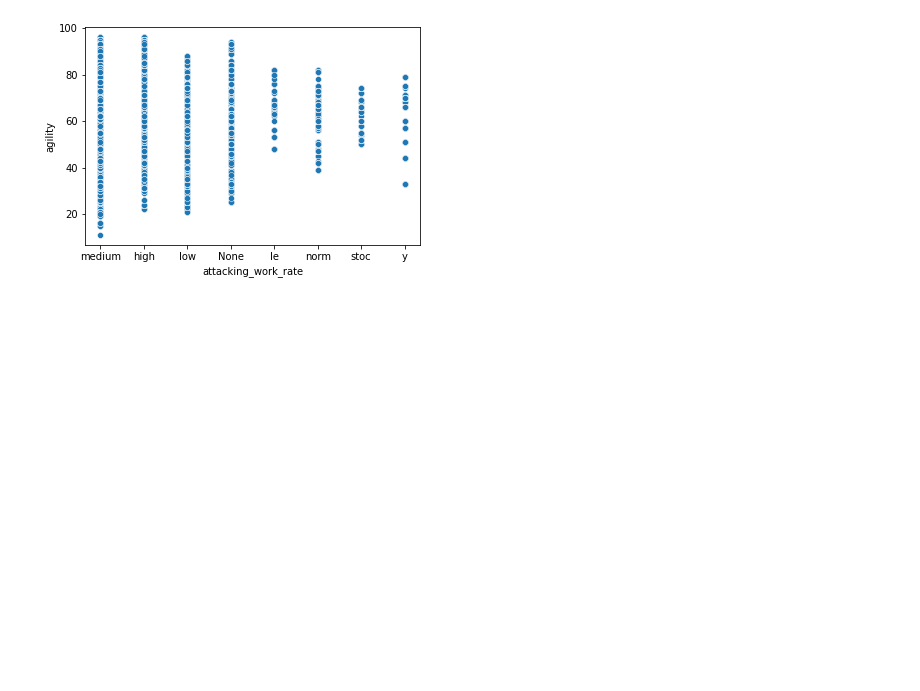
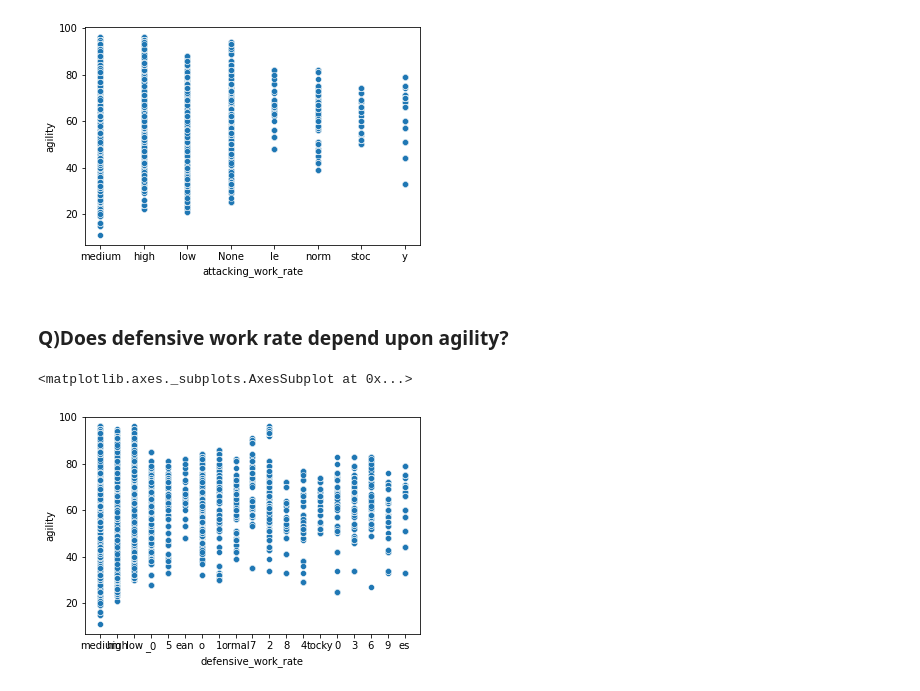
Before and after one commit to bhuvighosh3/ML-Compute, a Jupyter notebook: Pandasjoins.ipynb, the cells around one changed output. Drawn from its saved outputs; the diff is of its cells as text; code cells hidden in the pictures; blank space fills up the shorter version.

```diff
--- a/Pandasjoins.ipynb
+++ b/Pandasjoins.ipynb
@@ -233,3 +233,10 @@ sns.scatterplot(x='attacking_work_rate',y='agility',data=player_attributes)
 # %% [output]
 <matplotlib.axes._subplots.AxesSubplot at 0x...>
 [figure]
+# %% [markdown]
+### Q)Does defensive work rate depend upon agility?
+# %%
+sns.scatterplot(x='defensive_work_rate',y='agility',data=player_attributes)
+# %% [output]
+<matplotlib.axes._subplots.AxesSubplot at 0x...>
+[figure, added]
```
